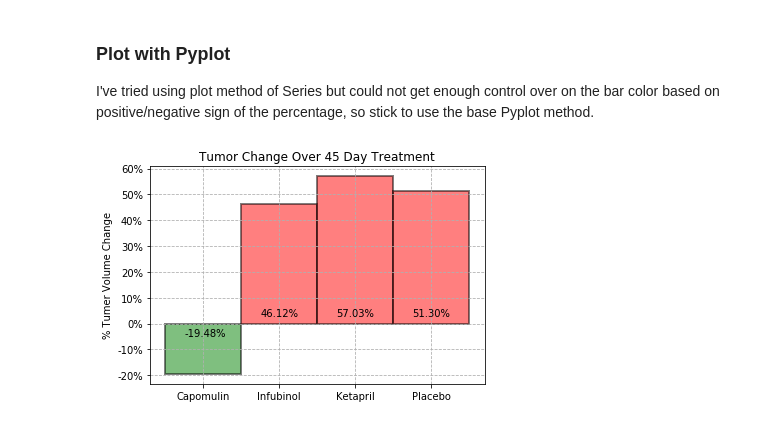
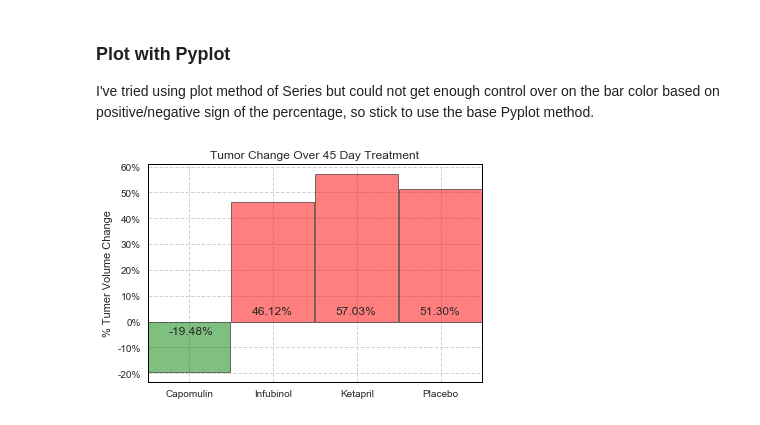
Before and after one commit to feng443/RUDSWeek5Matplotlib, a Jupyter notebook: Pymaceuticals/Pymaceuticals.ipynb, the cells around one changed output. Saved outputs shown, nothing was run; the diff lists cells and outputs as text; code cells hidden in the pictures.

Commit message:
Added Seaborn

```diff
--- a/Pymaceuticals/Pymaceuticals.ipynb
+++ b/Pymaceuticals/Pymaceuticals.ipynb
@@ -12,6 +12,14 @@ from collections import OrderedDict
 import numpy as np
 import pandas as pd
 import matplotlib.pyplot as plt
+import seaborn as sns
+
+sns.set()
+sns.set_style('whitegrid', {
+    'axes.edgecolor': 'black',
+    'grid.color': 'lightgrey',
+    }
+)
 
 # Predefined Marker, LineStyle and Colors
 COLORS = ['red', 'blue', 'green', 'black']
@@ -97,16 +103,8 @@ The issue with pyplot is that error bar cannot return a legend type so I have to
 # %%
-plt.legend(
-    handles=[
-        plt.plot(
-            df_tumor_mean[drug],
-            **DRUGS_CONFIG[drug],
-            **SHARED_CONFIG
-        )[0] for drug in DRUGS
-    ]
-)
+fig, ax = plt.subplots(1,1, figsize=(6, 4))
 
 for drug in DRUGS:
-    plt.errorbar(
+    ax.errorbar(
        x=df_tumor_std.index,
        y=df_tumor_mean[drug],
        yerr=df_tumor_std[drug],
@@ -115,6 +113,8 @@ for drug in DRUGS:
        **SHARED_CONFIG
        )
 
+ax.legend(loc='best')
+
 plt.xlim((0,45))
 plt.ylim((20, 80))
 plt.grid(True, linestyle='--')
@@ -325,10 +340,10 @@ plt.show()
 # %% [markdown]
 ### Computer Overall % Change of Tumer Volume
 # %%
-tumor_fisrt = df_tumor_mean.iloc[0]
+tumor_first = df_tumor_mean.iloc[0]
 tumor_last = df_tumor_mean.iloc[-1]
+tumor_change_perc = 100 * (tumor_last - tumor_first) / tumor_first
 
-tumor_change_perc = 100 * (tumor_last - tumor_first) / tumor_first
 tumor_change_perc
 # %% [output]
 Drug
@@ -341,34 +356,37 @@ dtype: float64
 ### Plot with Pyplot
 I've tried using plot method of Series but could not get enough control over on the bar color based on positive/negative sign of the percentage, so stick to use the base Pyplot method.
 # %%
-ax = plt.bar(
+fig, ax = plt.subplots(1,1, figsize=(6, 4))
+
+ax.bar(
     DRUGS,
     tumor_change_perc,
     align='edge',
-    width=1,
+    width=0.99,
     edgecolor='k',
     color=['g' if x < 0 else 'r' for x in tumor_change_perc],
-    linewidth=2,
+    linewidth=1,
     alpha=0.5,
     label=None,
 )[0].axes
 
+plt.xlim(0,4)
 plt.title('Tumor Change Over 45 Day Treatment')
 plt.grid(True, linestyle='--')
 plt.ylabel('% Tumer Volume Change')
 plt.xticks(np.arange(0.5, len(DRUGS)), rotation=0)
 
 # Set Y Axial format to percentage
 ax.get_yaxis().set_major_formatter(plt.FuncFormatter(lambda x, loc: "{:.0f}%".format(int(x))))
 
 # Add labels
 for i in range(len(tumor_change_perc)):
     perc = tumor_change_perc[i]
     if perc > 0:
         ax.text(i + 0.25, 3, '{:.2f}%'.format(perc))
     else:
         ax.text(i + 0.25, -5, '{:.2f}%'.format(perc))
 
 plt.show()
 # %% [output]
-[figure, old version]
+[figure, new version]
```
Also changed, not shown: parts of 9 cells of this notebook, 1 other file.
